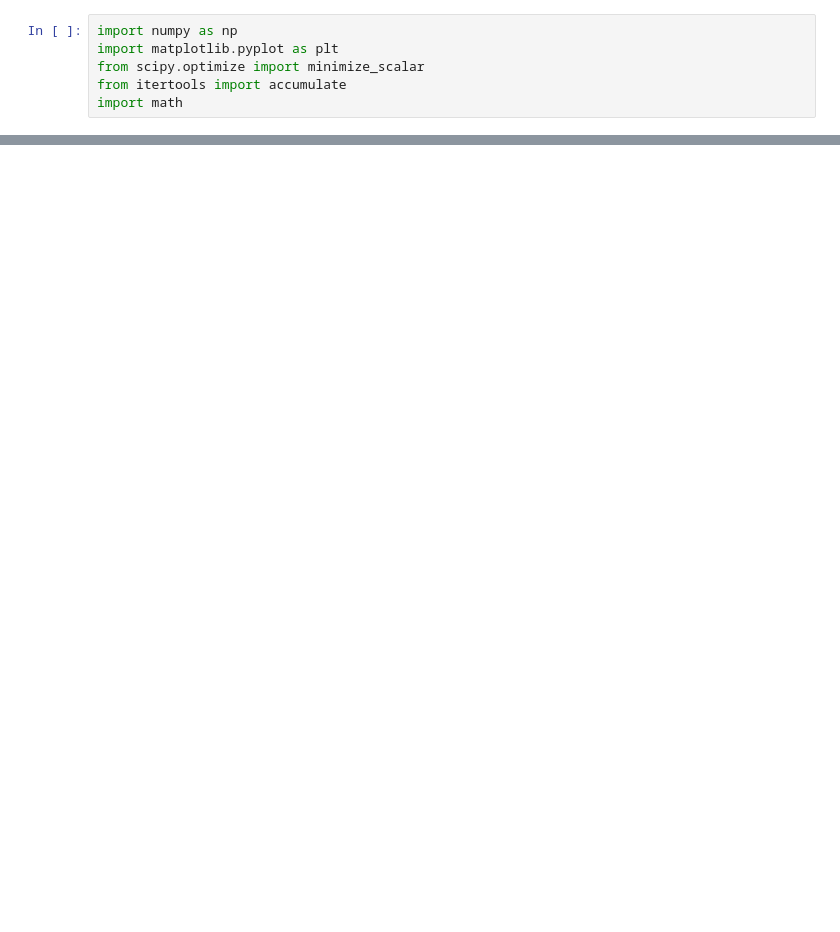
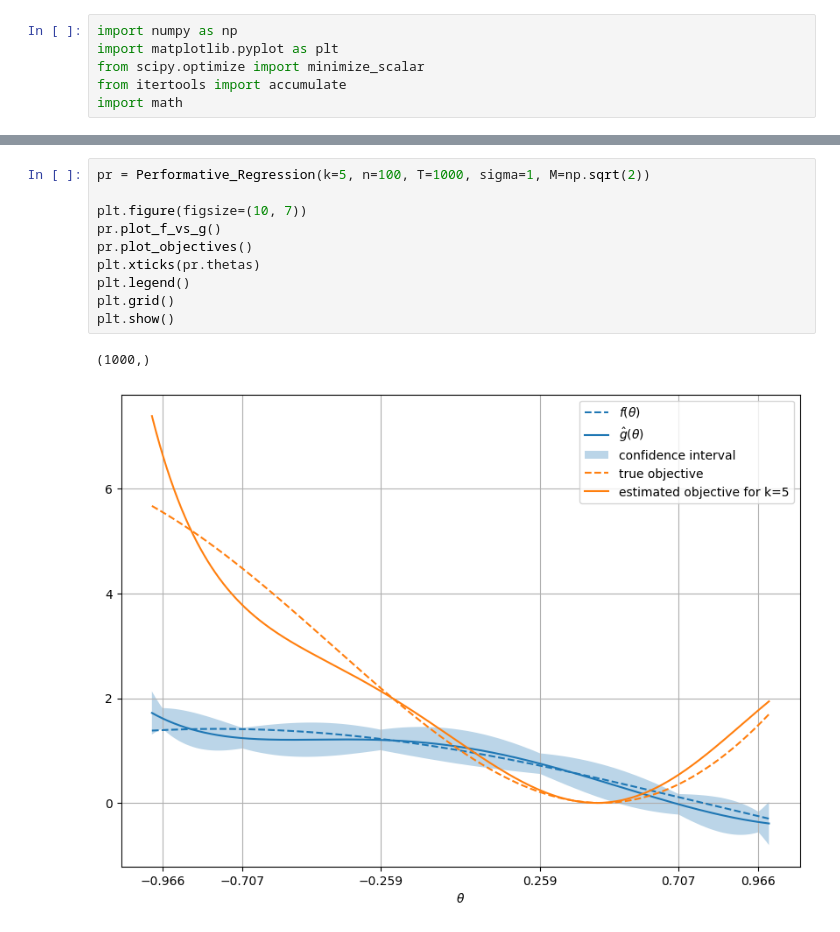
Before and after one commit to ivankirev13/Performative-Regression, a Jupyter notebook: performative_regression.ipynb, the cells around one changed output, grey strips where cells are left out. Cells and saved outputs as stored; diff of their text form; blank space fills up the shorter version.

```diff
--- a/performative_regression.ipynb
+++ b/performative_regression.ipynb
@@ -176,0 +227,13 @@ class Performative_Regression:
+# %%
+pr = Performative_Regression(k=5, n=100, T=1000, sigma=1, M=np.sqrt(2))
+
+plt.figure(figsize=(10, 7))
+pr.plot_f_vs_g()
+pr.plot_objectives()
+plt.xticks(pr.thetas)
+plt.legend()
+plt.grid()
+plt.show()
+# %% [output]
+(1000,)
+[figure, added]
```
Also changed, not shown: parts of 2 cells of this notebook.
